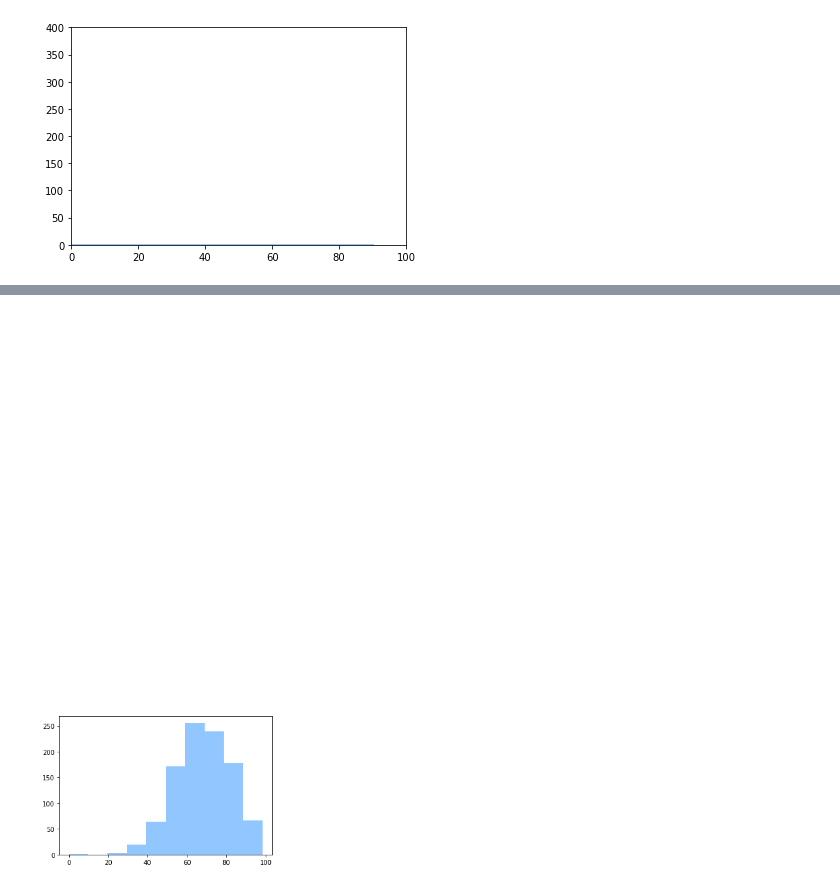
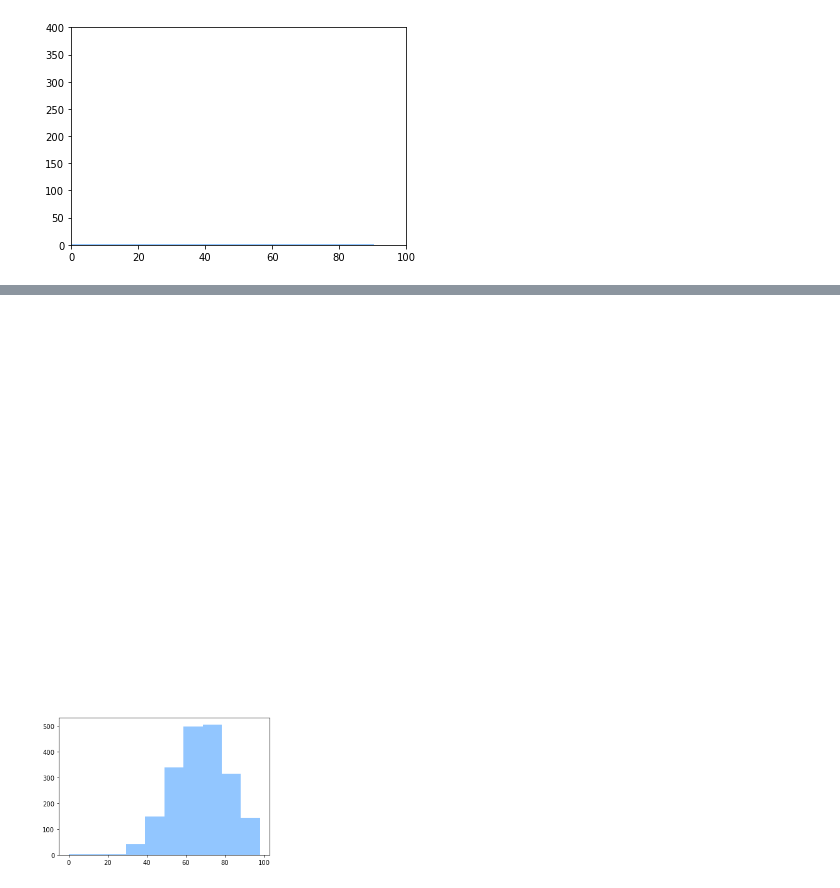
Before and after one commit to ptrick9/CPS_Simulator, a Jupyter notebook: BatteryUsage.ipynb, the cells around one changed output, grey strips where cells are left out. Saved outputs shown, nothing was run; the diff lists cells and outputs as text; code cells hidden in the pictures.

```diff
--- a/BatteryUsage.ipynb
+++ b/BatteryUsage.ipynb
@@ -11,7 +11,9 @@ from IPython.display import HTML
 # %%
 with open("Log-batteryusage.txt") as csv_file:
     data = list(csv.reader(csv_file, delimiter=','))
-    batteryLevels = [[0]*1000 for _ in range(200)]
+    num_iters = len(data)-1
+    num_nodes = len(data[0])-2
+    batteryLevels = [[0]*num_nodes for _ in range(num_iters)]
     row_count = -1
     for row in data:
         row_count = row_count+1
@@ -91,13 +93,13 @@ HTML(anim.to_html5_video())
 # %%
 def update_hist(num):
     plt.cla()
     plt.hist(batteryLevels[num])
 
 fig = plt.figure()
 hist = plt.hist(batteryLevels[0])
 
-animation = animation.FuncAnimation(fig, update_hist, 200, fargs=(num) )
+animation = animation.FuncAnimation(fig, update_hist, num_iters, fargs=(num) )
 HTML(animation.to_html5_video())
 # %% [output]
 [interactive output not drawn]
-[figure, old version]
+[figure, new version]
```
Also changed, not shown: parts of 2 cells of this notebook, 4 other files.
